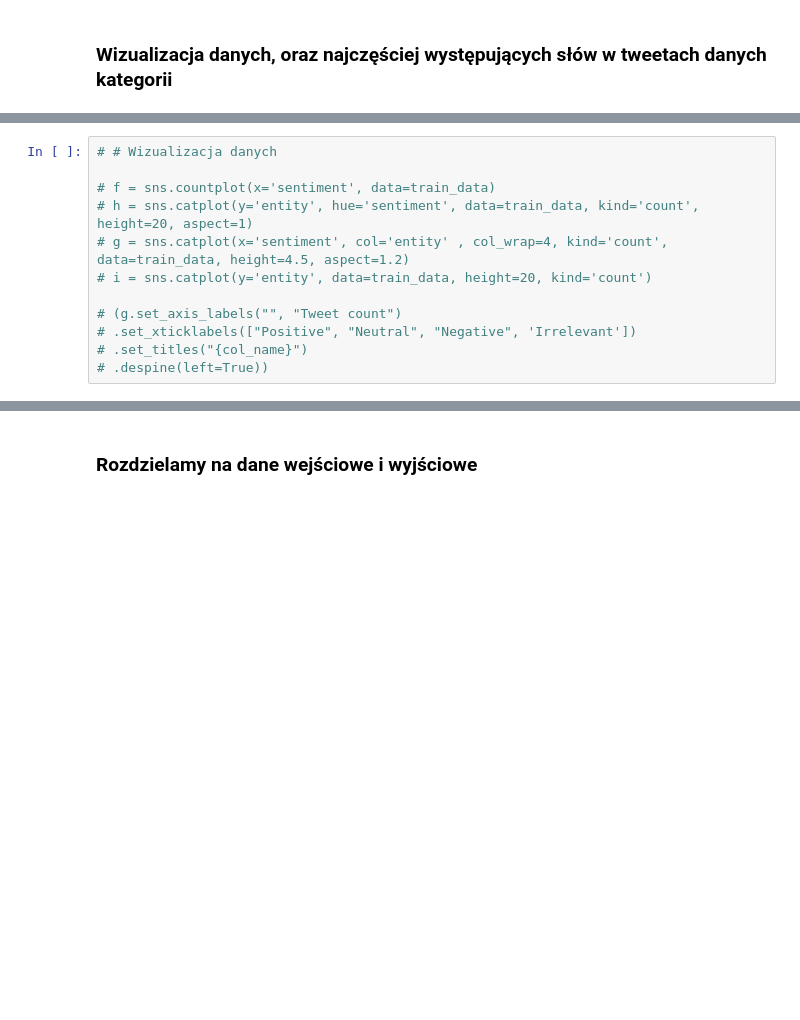
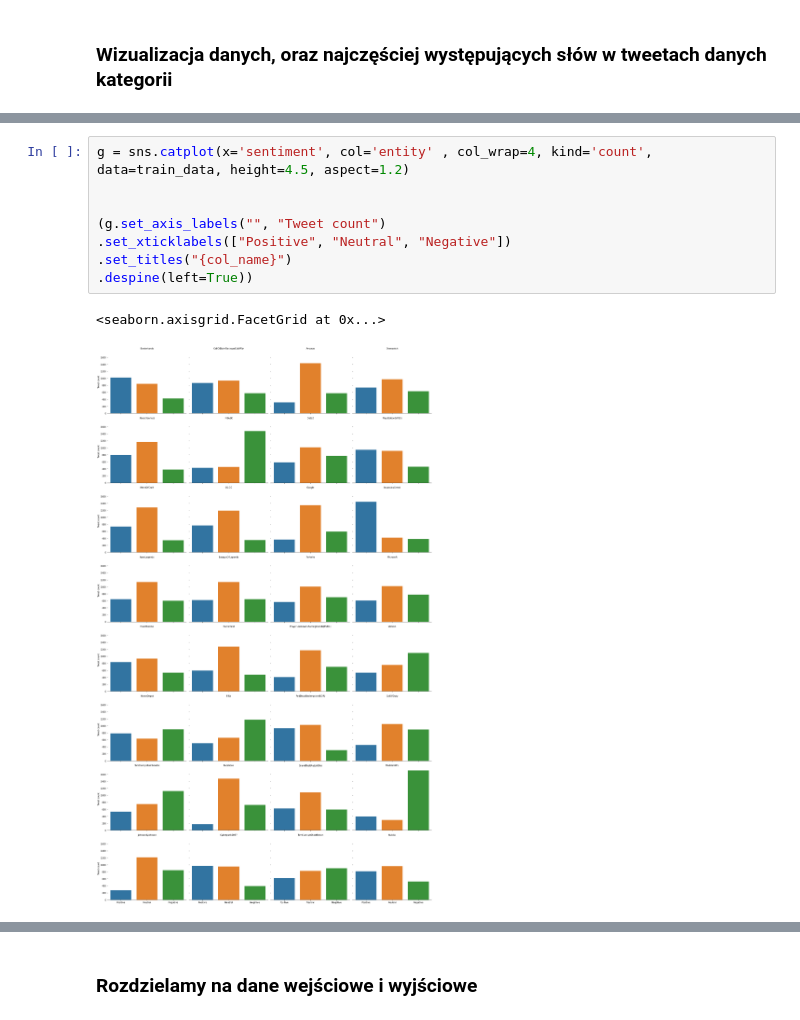
Before and after one commit to K4cp3rski/ML_FUW, a Jupyter notebook: Cybiński_02_zadanie_domowe.ipynb, the cells around one changed output, grey strips where cells are left out. Cells and saved outputs as stored; diff of their text form; blank space fills up the shorter version.

```diff
--- a/Cybiński_02_zadanie_domowe.ipynb
+++ b/Cybiński_02_zadanie_domowe.ipynb
@@ -183,12 +190,11 @@ test_data = test_data.dropna(axis='rows', how='all', thresh=int(test_data.shape[
 # %%
-# # Wizualizacja danych
+g = sns.catplot(x='sentiment', col='entity' , col_wrap=4, kind='count', data=train_data, height=4.5, aspect=1.2)
 
-# f = sns.countplot(x='sentiment', data=train_data)
-# h = sns.catplot(y='entity', hue='sentiment', data=train_data, kind='count', height=20, aspect=1)
-# g = sns.catplot(x='sentiment', col='entity' , col_wrap=4, kind='count', data=train_data, height=4.5, aspect=1.2)
-# i = sns.catplot(y='entity', data=train_data, height=20, kind='count')
 
-# (g.set_axis_labels("", "Tweet count")
-# .set_xticklabels(["Positive", "Neutral", "Negative", 'Irrelevant'])
-# .set_titles("{col_name}")
-# .despine(left=True))
+(g.set_axis_labels("", "Tweet count")
+.set_xticklabels(["Positive", "Neutral", "Negative"])
+.set_titles("{col_name}")
+.despine(left=True))
+# %% [output]
+<seaborn.axisgrid.FacetGrid at 0x...>
+[figure, added]
```
Also changed, not shown: parts of 42 cells of this notebook, 3 other files.
